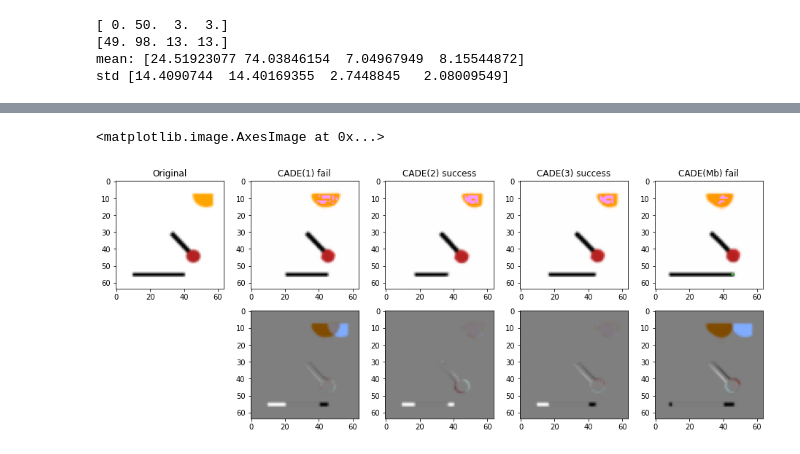
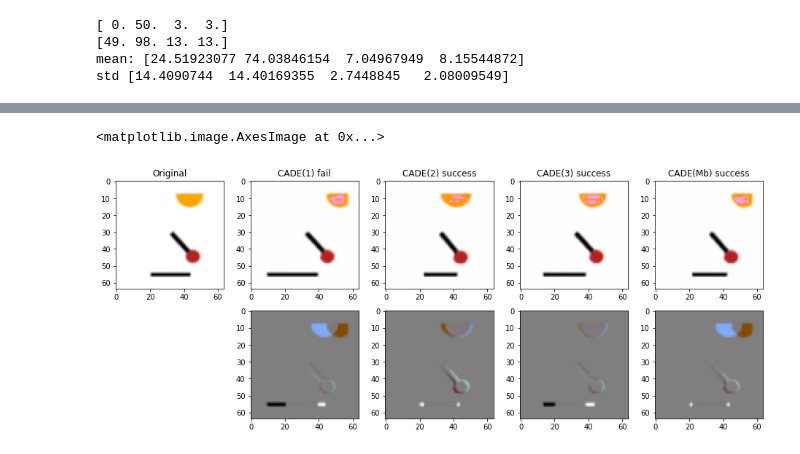
Before and after one commit to EthanChu7/CADE, a Jupyter notebook: Demo_CADE_Pendulum.ipynb, the cells around one changed output, grey strips where cells are left out. Cells and saved outputs as stored; diff of their text form; code cells hidden in the pictures.

```diff
--- a/Demo_CADE_Pendulum.ipynb
+++ b/Demo_CADE_Pendulum.ipynb
@@ -120,10 +120,6 @@ l_is_success = []
 
 for mode in range(len(l_attacking_nodes)):
     attacker = CADELatent(model, attacking_nodes=l_attacking_nodes[mode], substitute=model_white, device=device)
-    num_success_resnet50 = 0
-    num_success_resnet50_pgd = 0
-    num_success_vgg16 = 0
-    num_success_vgg16_pgd = 0
 
     print("Attacking variables: ", l_attacking_nodes[mode])
     print("-------------------------------------------")
@@ -138,7 +134,6 @@ for mode in range(len(l_attacking_nodes)):
     is_success_resnet50_pgd = (torch.abs(pred_resnet50_pgd - label) > 0).float()
     is_success_vgg16 = (torch.abs(pred_vgg16 - label) > 0).float()
     is_success_vgg16_pgd = (torch.abs(pred_vgg16_pgd - label) > 0).float()
-    print(is_success_resnet50)
 
     num_success_resnet50_batch_i = torch.sum(is_success_resnet50)  # number of success attacks in batch i
     num_success_resnet50_pgd_batch_i = torch.sum(is_success_resnet50_pgd)
@@ -153,7 +148,7 @@ for mode in range(len(l_attacking_nodes)):
     print("-------------------------------------------")
 
 
-    img_idx = 8
+    img_idx = 0
     imgs_to_show.append(F.to_pil_image(x_cade[img_idx]))
     diff_to_show.append(F.to_pil_image(denorm(x_cade[img_idx]-x[img_idx])))
     l_is_success.append(is_success_resnet50[img_idx])
@@ -185,34 +180,34 @@ fig = plt.figure(figsize=(16, 6))
 plt.subplot(251)
 plt.title("Original")
 plt.imshow(F.to_pil_image(x[img_idx]))
 
 plt.subplot(252)
 plt.title("CADE(1) {}".format(flags[int(l_is_success[0])]))
-plt.imshow(imgs_to_show[0], norm=Normalize(0, 1))
+plt.imshow(imgs_to_show[0])
 
 plt.subplot(253)
 plt.title("CADE(2) {}".format(flags[int(l_is_success[1])]))
 plt.imshow(imgs_to_show[1])
 
 plt.subplot(254)
 plt.title("CADE(3) {}".format(flags[int(l_is_success[2])]))
 plt.imshow(imgs_to_show[2])
 
 plt.subplot(255)
-plt.title("CADE(Mb) {}".format(flags[int(l_is_success[0])]))
+plt.title("CADE(Mb) {}".format(flags[int(l_is_success[3])]))
 plt.imshow(imgs_to_show[3])
 
 plt.subplot(257)
 plt.imshow(diff_to_show[0])
 
 plt.subplot(258)
-plt.imshow((diff_to_show[1]))
+plt.imshow(diff_to_show[1])
 
 plt.subplot(259)
 plt.imshow(diff_to_show[2])
 
 plt.subplot(2,5,10)
 plt.imshow(diff_to_show[3])
 # %% [output]
 <matplotlib.image.AxesImage at 0x...>
-[figure, old version]
+[figure, new version]
```
Also changed, not shown: parts of 1 cell of this notebook, 1 other file.
